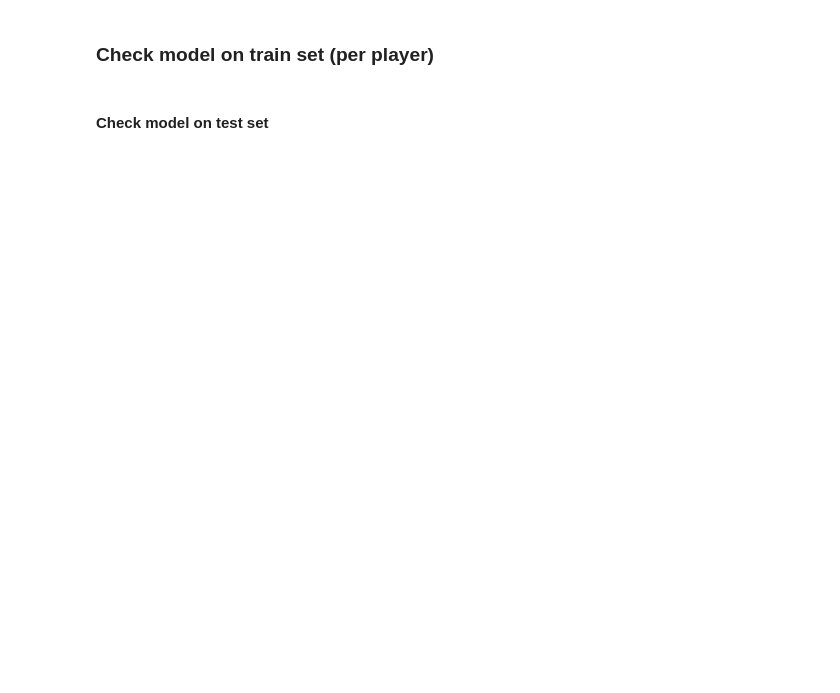
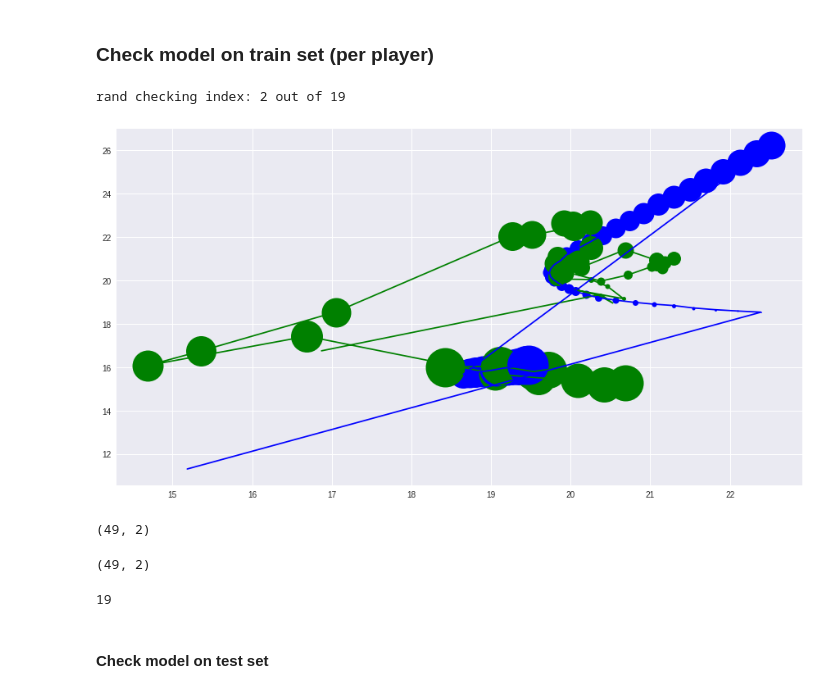
Before and after one commit to samshipengs/Coordinated-Multi-Agent-Imitation-Learning, a Jupyter notebook: code/Modelling.ipynb, the cells around one changed output. Saved outputs shown, nothing was run; the diff lists cells and outputs as text; code cells hidden in the pictures; blank space fills up the shorter version.

```diff
--- a/code/Modelling.ipynb
+++ b/code/Modelling.ipynb
@@ -141,7 +119,7 @@ array([[24.18381, 44.21187,  1.89025, -2.18575],
 # create hmm model
 n_comp = 7
 n_mix = None
-RA = RoleAssignment()
+RA = RoleAssignment(n_iter=100,verbose=True)
 # %%
 # train
 defend_state_sequence_, defend_means, defend_covs, _ = RA.train_hmm(all_defend_moments_, event_lengths_repeat, n_comp, n_mix)
@@ -222,8 +200,8 @@ n_events
 # %% [markdown]
 #### Create label, train and test set
 # %%
-sequence_length = 30
-overlap = 15
+sequence_length = 50
+overlap = 25
 # pad short sequence and chunk long sequence with overlaps
 train, target = get_sequences(single_game, sequence_length, overlap)
 # %%
@@ -271,9 +249,6 @@ lstm_cell = tf.contrib.rnn.MultiRNNCell([lstm1, lstm2])
 # lstm_cell = tf.contrib.rnn.BasicLSTMCell(state_size, forget_bias=1.)
 # lstm_cell = tf.nn.rnn_cell.DropoutWrapper(lstm_cell, output_keep_prob=0.7)
 
-# initial state
-# initial_state = lstm_cell.zero_state(batch_size, dtype=tf.float32)
-
 # input placeholders
 h = tf.placeholder(tf.int32)
 seq_len = tf.placeholder(tf.int32)
@@ -281,15 +256,8 @@ seq_len = tf.placeholder(tf.int32)
 # Y = tf.placeholder(tf.float32, [batch_size, None, dimy], name = 'train_label')
 X = tf.placeholder(tf.float32, [batch_size, true_seq_len, dimx], name = 'train_input')
 Y = tf.placeholder(tf.float32, [batch_size, true_seq_len, dimy], name = 'train_label')
+
 # rnn structure
-# output, last_states = rnn_horizon(cell = lstm_cell,
-#                                   initial_state = initial_state,
-#                                   input_ = X,
-#                                   batch_size = batch_size,
-#                                   seq_lengths = seq_len,
-#                                   horizon = h,
-#                                   output_dim = dimy)
-
 output, last_states = dynamic_raw_rnn(cell = lstm_cell,
                                   input_ = X,
                                   batch_size = batch_size,
@@ -297,15 +265,6 @@ output, last_states = dynamic_raw_rnn(cell = lstm_cell,
                                   horizon = h,
                                   output_dim = dimy)
 
-# output = tf.contrib.layers.fully_connected(inputs=output1, num_outputs=dimy)
-
-
-# output1, last_states = tf.nn.dynamic_rnn(cell=lstm_cell,
-#                                         inputs = X,
-#                                         sequence_length=seq_len,
-#                                         initial_state=initial_state)
-
-# output = tf.contrib.layers.fully_connected(inputs=output1, num_outputs=dimy)
 # output as the prediction
 pred = output
 
@@ -348,16 +307,13 @@ valid_writer = tf.summary.FileWriter(logs_path+'/valid'+train_time, graph=tf.get
 # ===============================================================================================
 
 # start training
-printn = int(1e2)    # how many epochs we print
-# horizon = [2, 4, 8, 12, 16, 20, 25]
-horizon = [0]
+printn = 100    # how many epochs we print
+# look-ahead horizon
+horizon = [0, 2, 4]
 t_int = time.time()
 train_step = 0
 valid_step = 0
 for k in horizon:
-    # look-ahead horizon
-#     seq_len = horizon[k]
-#     seq_len =  # because we dropped one when creating targets
     print('Horizon {0:} {1:}'.format(k, '='*10))
 
     for epoch in range(n_epoch):
@@ -403,30 +375,39 @@ ValueError: Dimension 1 in both shapes must be equal, but are 2 and 128 for 'rnn
 # %%
 # use while loop to make sure the
 train_batches = get_minibatches(train_game, train_target, batch_size, shuffle=False)
 
 check_ind = np.random.randint(0, len(train_game)//batch_size)
 print('rand checking index: {0:} out of {1:}'.format(check_ind, len(train_game)//batch_size))
 
 input_xi, output_yi = train_batches
-y_pred = sess.run([output], feed_dict={X: input_xi[check_ind], seq_len:true_seq_len, h: 0})#, Y: train_yi, h:2})
+y_pred = sess.run([output], feed_dict={X: input_xi[check_ind], seq_len:true_seq_len, h: 4})#, Y: train_yi, h:2})
 y_true = output_yi[check_ind]
 
 y_pred = y_pred[0][0].reshape(-1,2)
 y_true = y_true[0].reshape(-1,2)
 
 plt.figure(figsize=(15,8))
 for k in range(0, len(y_pred)):
     plt.plot(y_pred[:, 0][k], y_pred[:, 1][k], linestyle="None", marker="o", markersize=k, color='g')
     plt.plot(y_true[:, 0][k], y_true[:, 1][k], linestyle="None", marker="o", markersize=k, color='b')
 
 plt.plot(y_pred[:, 0], y_pred[:, 1],'g', y_true[:,0], y_true[:,1], 'b')#, pred_train[:, 0], pred_train[:, 1])
 plt.grid(True)
+# %% [output]
+rand checking index: 2 out of 19
+[figure, added]
 # %%
 y_pred.shape
+# %% [output]
+(49, 2)
 # %%
 y_true.shape
+# %% [output]
+(49, 2)
 # %%
 len(train_game)//batch_size
+# %% [output]
+19
 # %% [markdown]
 #### Check model on test set
 # %%
```
Also changed, not shown: parts of 10 cells of this notebook, 2 other files.
